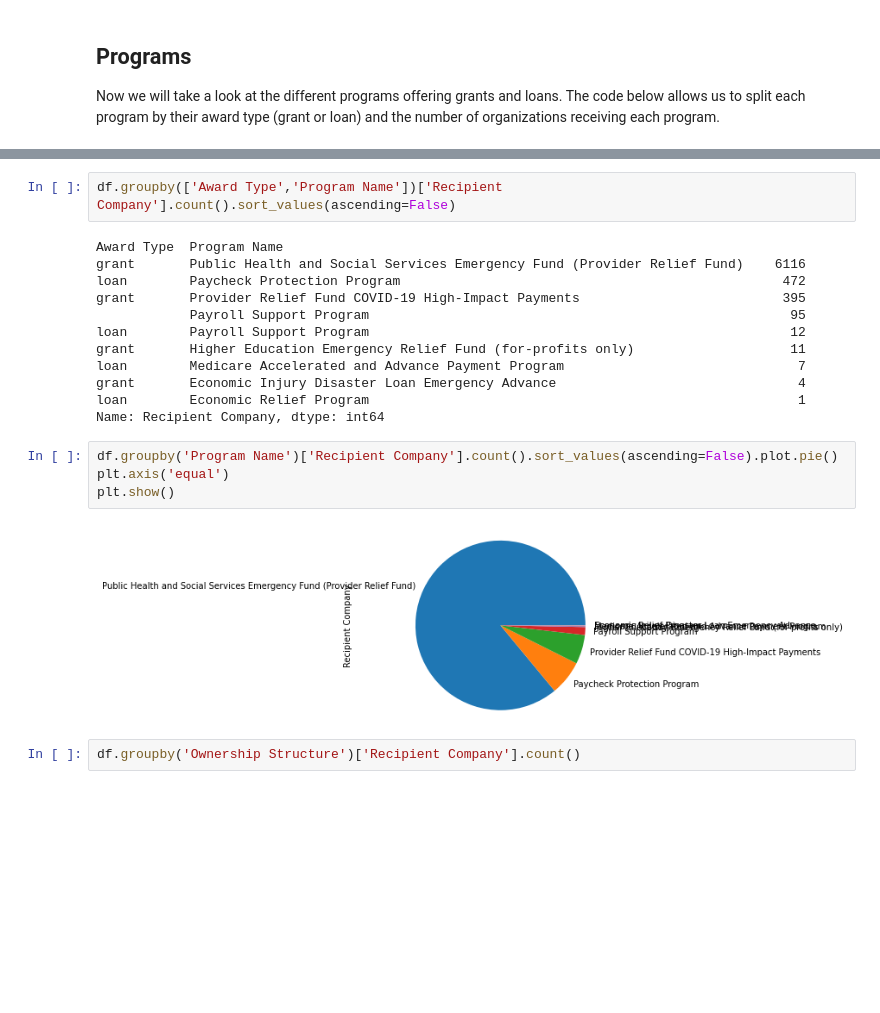
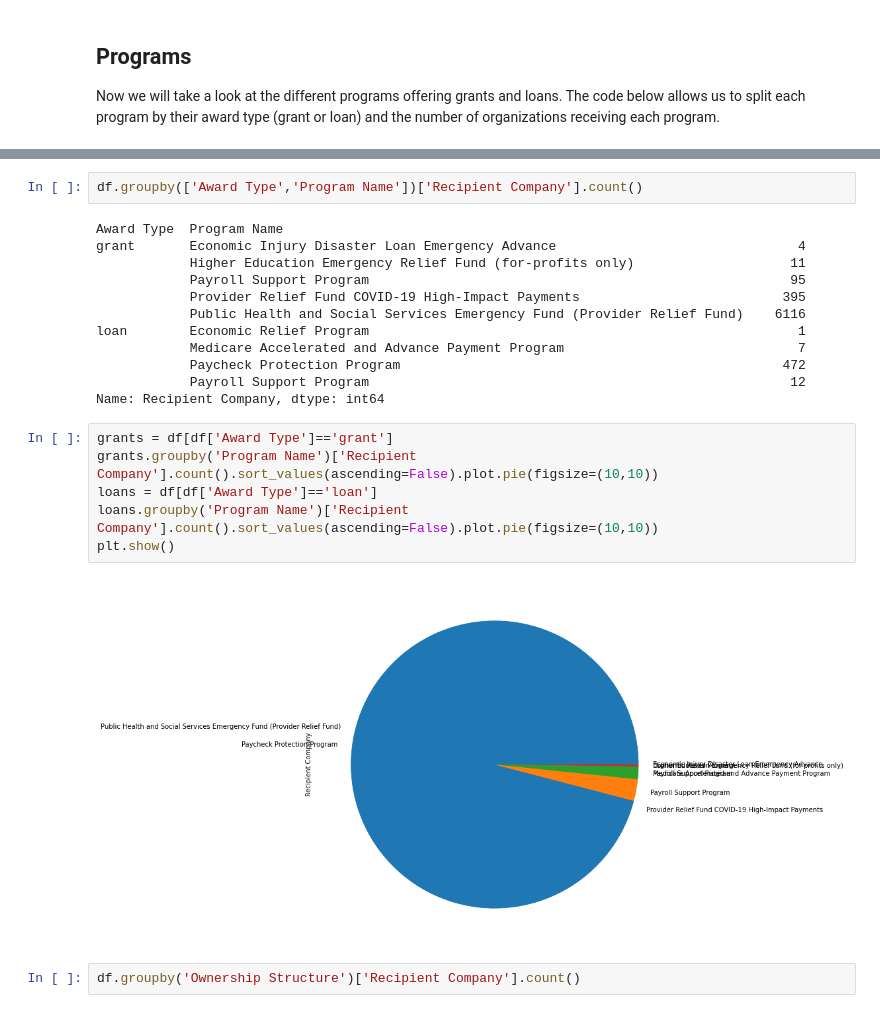
Before and after one commit to ggeorge733/CARES-Act-Recipients, a Jupyter notebook: CARES Act Recipients.ipynb, the cells around one changed output, grey strips where cells are left out. Saved outputs shown, nothing was run; the diff lists cells and outputs as text; blank space fills up the shorter version.

```diff
--- a/CARES Act Recipients.ipynb
+++ b/CARES Act Recipients.ipynb
@@ -103,23 +117,25 @@ Now we will take a look at the different programs offering grants and loans. The
 # %%
-df.groupby(['Award Type','Program Name'])['Recipient Company'].count().sort_values(ascending=False)
+df.groupby(['Award Type','Program Name'])['Recipient Company'].count()
 # %% [output]
 Award Type  Program Name
-grant       Public Health and Social Services Emergency Fund (Provider Relief Fund)    6116
-loan        Paycheck Protection Program                                                 472
-grant       Provider Relief Fund COVID-19 High-Impact Payments                          395
+grant       Economic Injury Disaster Loan Emergency Advance                               4
+            Higher Education Emergency Relief Fund (for-profits only)                    11
             Payroll Support Program                                                      95
-loan        Payroll Support Program                                                      12
-grant       Higher Education Emergency Relief Fund (for-profits only)                    11
-loan        Medicare Accelerated and Advance Payment Program                              7
-grant       Economic Injury Disaster Loan Emergency Advance                               4
+            Provider Relief Fund COVID-19 High-Impact Payments                          395
+            Public Health and Social Services Emergency Fund (Provider Relief Fund)    6116
 loan        Economic Relief Program                                                       1
+            Medicare Accelerated and Advance Payment Program                              7
+            Paycheck Protection Program                                                 472
+            Payroll Support Program                                                      12
 Name: Recipient Company, dtype: int64
-# %%
-df.groupby('Program Name')['Recipient Company'].count().sort_values(ascending=False).plot.pie()
-plt.axis('equal')
-plt.show()
-# %% [output]
-[figure, removed]
+# %%
+grants = df[df['Award Type']=='grant']
+grants.groupby('Program Name')['Recipient Company'].count().sort_values(ascending=False).plot.pie(figsize=(10,10))
+loans = df[df['Award Type']=='loan']
+loans.groupby('Program Name')['Recipient Company'].count().sort_values(ascending=False).plot.pie(figsize=(10,10))
+plt.show()
+# %% [output]
+[figure, added]
 # %%
 df.groupby('Ownership Structure')['Recipient Company'].count()
 # %% [output]
```
Also changed, not shown: parts of 2 cells of this notebook.
